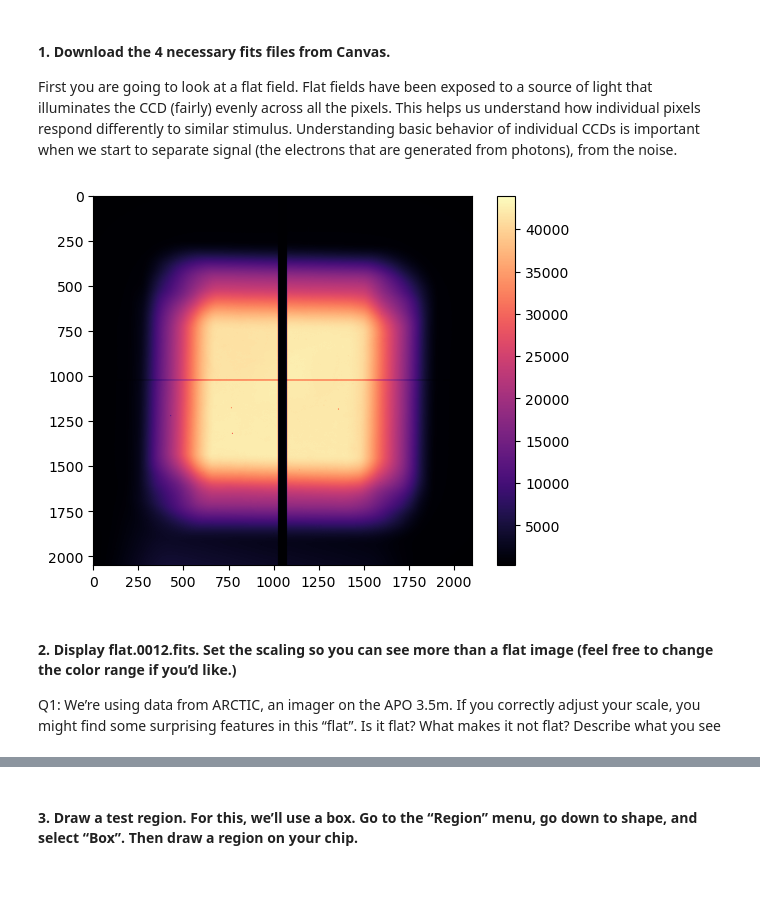
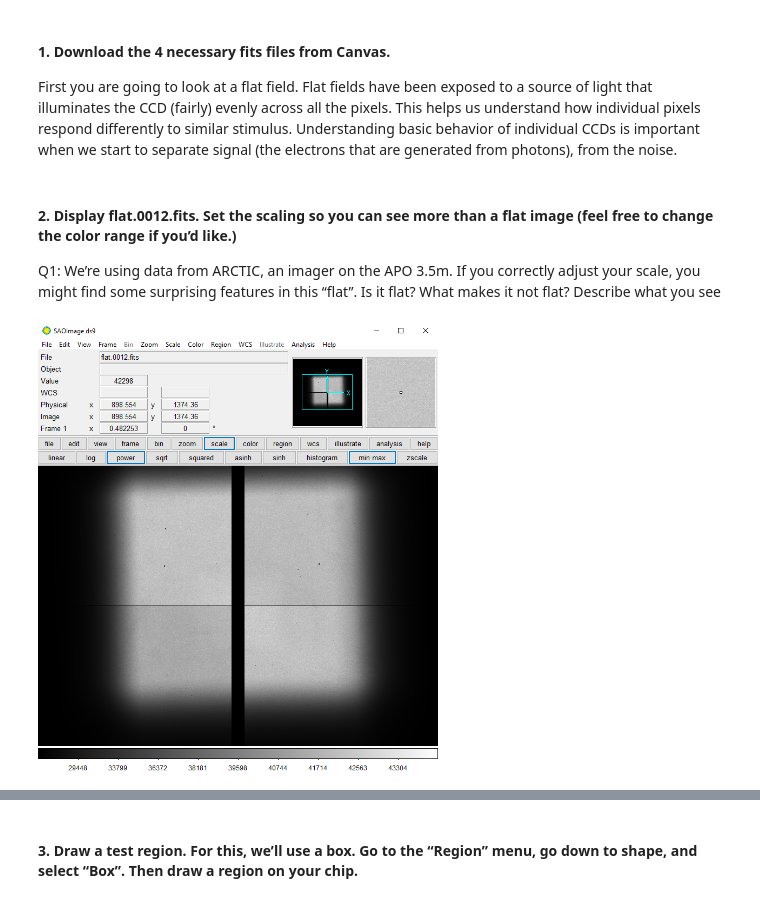
Before and after one commit to emmabacarra/Astr-480, a Jupyter notebook: Unit 2/Lab 2 - FITS Files & Calibration Frames/Lab2.ipynb, the cells around one changed output, grey strips where cells are left out. Saved outputs shown, nothing was run; the diff lists cells and outputs as text; code cells hidden in the pictures.

```diff
--- a/Unit 2/Lab 2 - FITS Files & Calibration Frames/Lab2.ipynb
+++ b/Unit 2/Lab 2 - FITS Files & Calibration Frames/Lab2.ipynb
@@ -24,17 +27,14 @@ illuminates the CCD (fairly) evenly across all the pixels. This helps us underst
 pixels respond differently to similar stimulus. Understanding basic behavior of individual CCDs is
 important when we start to separate signal (the electrons that are generated from photons), from
 the noise.
-# %%
-with fits.open('flat.0012.fits') as hdul:
-    plt.imshow(hdul[0].data, cmap='magma')
-    plt.colorbar()
-    plt.show()
-# %% [output]
-[figure, removed]
 # %% [markdown]
 #### 2.  Display flat.0012.fits. Set the scaling so you can see more than a flat image (feel free to change the color range if you’d like.)
 
 Q1: We’re using data from ARCTIC, an imager on the APO 3.5m. If you correctly adjust your scale, you might find some surprising features in this “flat”. Is it flat? What makes it not flat? Describe what you see
+# %%
+Image('screenshot of flat in ds9.png', width=400)
+# %% [output]
+[figure, added]
 # %%
 # Load the FITS file (closes automatically when done)
 with fits.open('flat.0012.fits') as hdul: # param do_not_scale_image_data=True also works this way?
```
Also changed, not shown: parts of 7 cells of this notebook, 4 other files.
